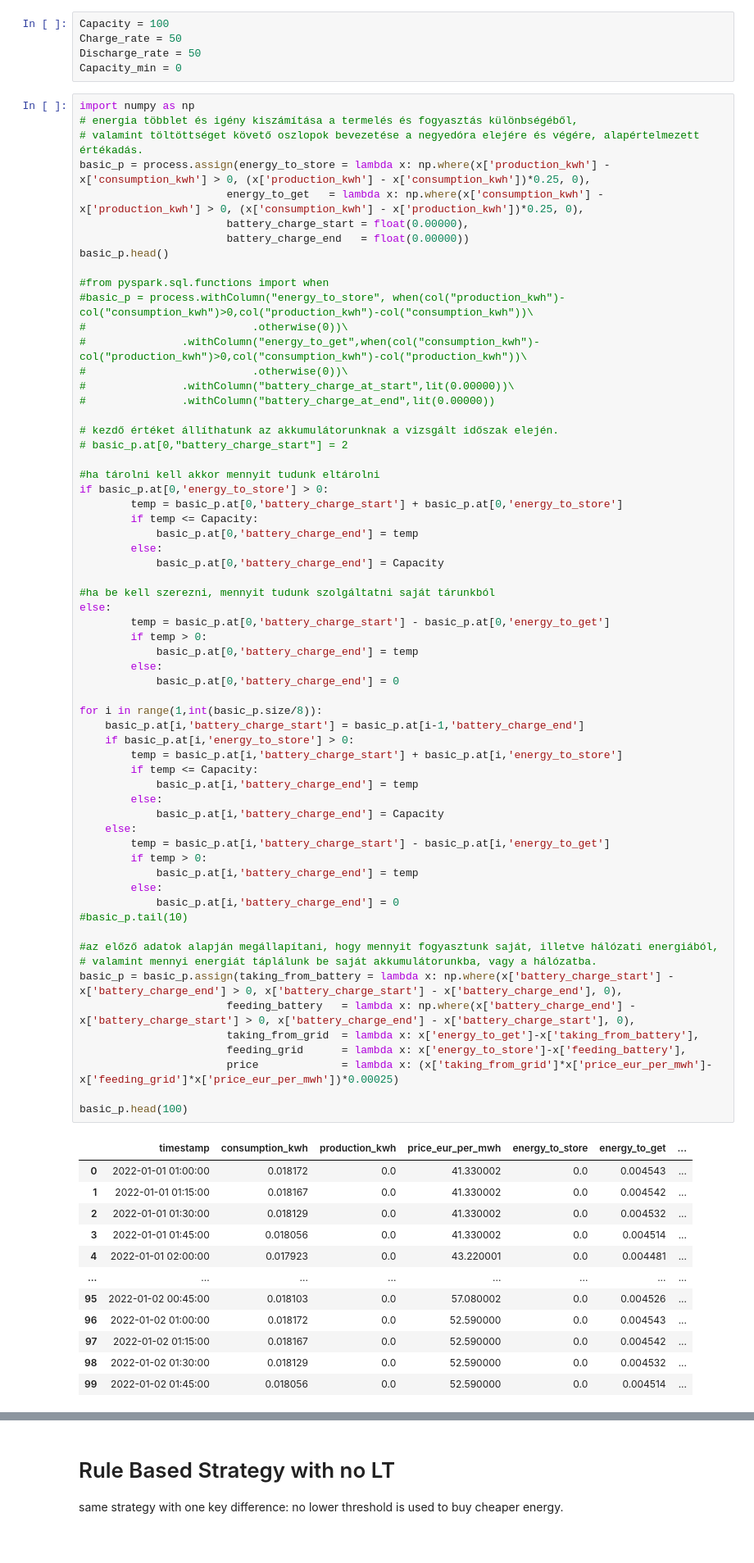
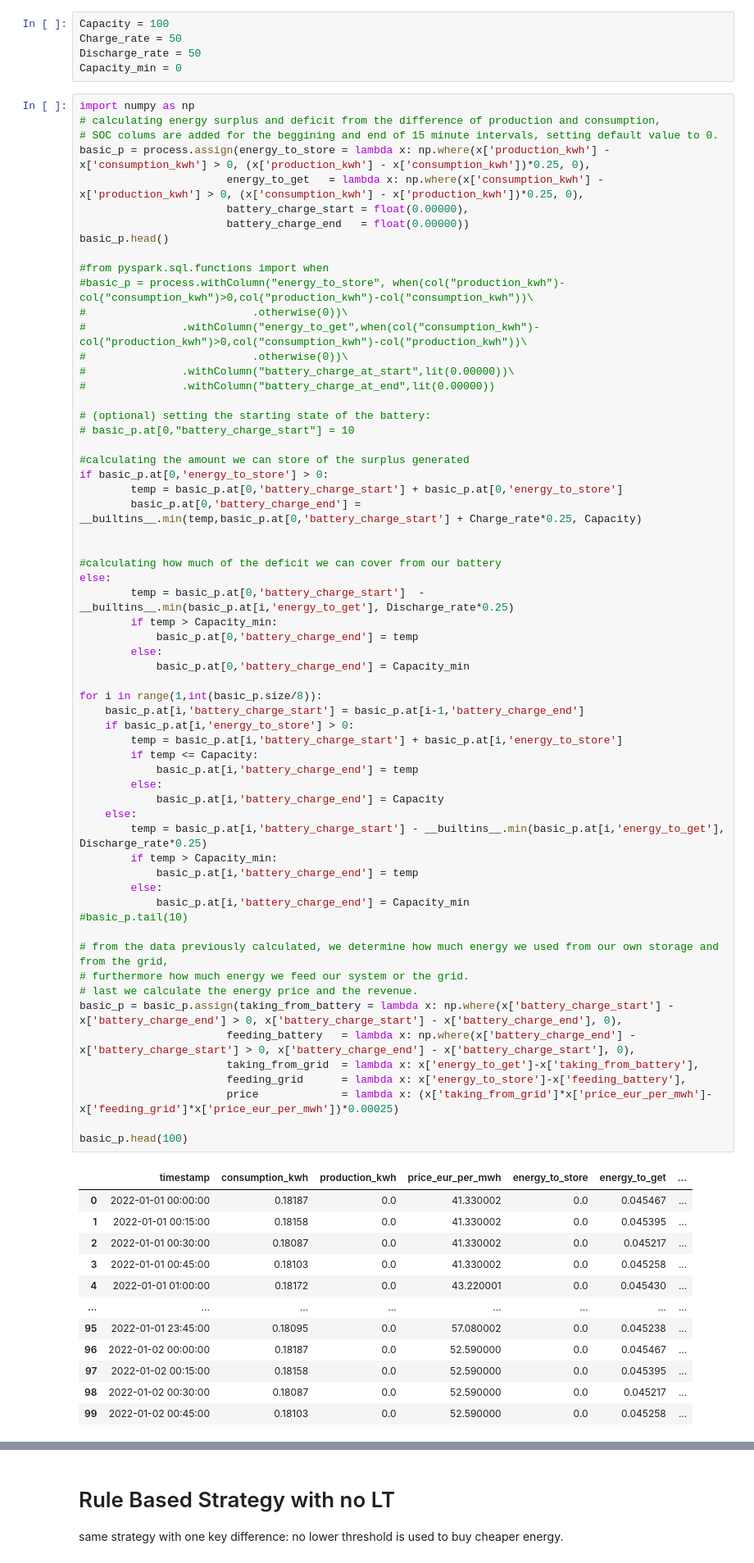
Before and after one commit to TolnaiGergo/EnergyCommunity, a Jupyter notebook: test.ipynb, the cells around one changed output, grey strips where cells are left out. Shown at 82% size. Saved outputs shown, nothing was run; the diff lists cells and outputs as text.

```diff
--- a/test.ipynb
+++ b/test.ipynb
@@ -336,8 +352,8 @@ Discharge_rate = 50
 Capacity_min = 0
 # %%
 import numpy as np
-# energia többlet és igény kiszámítása a termelés és fogyasztás különbségéből,
-# valamint töltöttséget követő oszlopok bevezetése a negyedóra elejére és végére, alapértelmezett értékadás.
+# calculating energy surplus and deficit from the difference of production and consumption,
+# SOC colums are added for the beggining and end of 15 minute intervals, setting default value to 0.
 basic_p = process.assign(energy_to_store = lambda x: np.where(x['production_kwh'] - x['consumption_kwh'] > 0, (x['production_kwh'] - x['consumption_kwh'])*0.25, 0),
                        energy_to_get   = lambda x: np.where(x['consumption_kwh'] - x['production_kwh'] > 0, (x['consumption_kwh'] - x['production_kwh'])*0.25, 0),
                        battery_charge_start = float(0.00000),
@@ -352,63 +368,62 @@ basic_p.head()
 #               .withColumn("battery_charge_at_start",lit(0.00000))\
 #               .withColumn("battery_charge_at_end",lit(0.00000))
 
-# kezdő értéket állíthatunk az akkumulátorunknak a vizsgált időszak elején.
-# basic_p.at[0,"battery_charge_start"] = 2
+# (optional) setting the starting state of the battery:
+# basic_p.at[0,"battery_charge_start"] = 10
 
-#ha tárolni kell akkor mennyit tudunk eltárolni
+#calculating the amount we can store of the surplus generated
 if basic_p.at[0,'energy_to_store'] > 0:
         temp = basic_p.at[0,'battery_charge_start'] + basic_p.at[0,'energy_to_store']
-        if temp <= Capacity:
+        basic_p.at[0,'battery_charge_end'] = __builtins__.min(temp,basic_p.at[0,'battery_charge_start'] + Charge_rate*0.25, Capacity)
+
+
+#calculating how much of the deficit we can cover from our battery
+else:
+        temp = basic_p.at[0,'battery_charge_start']  - __builtins__.min(basic_p.at[i,'energy_to_get'], Discharge_rate*0.25)
+        if temp > Capacity_min:
             basic_p.at[0,'battery_charge_end'] = temp
         else:
-            basic_p.at[0,'battery_charge_end'] = Capacity
-
-#ha be kell szerezni, mennyit tudunk szolgáltatni saját tárunkból
-else:
-        temp = basic_p.at[0,'battery_charge_start'] - basic_p.at[0,'energy_to_get']
-        if temp > 0:
-            basic_p.at[0,'battery_charge_end'] = temp
-        else:
-            basic_p.at[0,'battery_charge_end'] = 0
+            basic_p.at[0,'battery_charge_end'] = Capacity_min
 
 for i in range(1,int(basic_p.size/8)):
     basic_p.at[i,'battery_charge_start'] = basic_p.at[i-1,'battery_charge_end']
     if basic_p.at[i,'energy_to_store'] > 0:
         temp = basic_p.at[i,'battery_charge_start'] + basic_p.at[i,'energy_to_store']
         if temp <= Capacity:
             basic_p.at[i,'battery_charge_end'] = temp
         else:
             basic_p.at[i,'battery_charge_end'] = Capacity
     else:
-        temp = basic_p.at[i,'battery_charge_start'] - basic_p.at[i,'energy_to_get']
-        if temp > 0:
+        temp = basic_p.at[i,'battery_charge_start'] - __builtins__.min(basic_p.at[i,'energy_to_get'], Discharge_rate*0.25)
+        if temp > Capacity_min:
             basic_p.at[i,'battery_charge_end'] = temp
         else:
-            basic_p.at[i,'battery_charge_end'] = 0
+            basic_p.at[i,'battery_charge_end'] = Capacity_min
 #basic_p.tail(10)
 
-#az előző adatok alapján megállapítani, hogy mennyit fogyasztunk saját, illetve hálózati energiából,
-# valamint mennyi energiát táplálunk be saját akkumulátorunkba, vagy a hálózatba.
+# from the data previously calculated, we determine how much energy we used from our own storage and from the grid,
+# furthermore how much energy we feed our system or the grid.
+# last we calculate the energy price and the revenue.
 basic_p = basic_p.assign(taking_from_battery = lambda x: np.where(x['battery_charge_start'] - x['battery_charge_end'] > 0, x['battery_charge_start'] - x['battery_charge_end'], 0),
                        feeding_battery   = lambda x: np.where(x['battery_charge_end'] - x['battery_charge_start'] > 0, x['battery_charge_end'] - x['battery_charge_start'], 0),
                        taking_from_grid  = lambda x: x['energy_to_get']-x['taking_from_battery'],
                        feeding_grid      = lambda x: x['energy_to_store']-x['feeding_battery'],
                        price             = lambda x: (x['taking_from_grid']*x['price_eur_per_mwh']-x['feeding_grid']*x['price_eur_per_mwh'])*0.00025)
 
 basic_p.head(100)
 # %% [output]
 |  | timestamp | consumption_kwh | production_kwh | price_eur_per_mwh | energy_to_store | energy_to_get | ... |
-| 0 | 2022-01-01 01:00:00 | 0.018172 | 0.0 | 41.330002 | 0.0 | 0.004543 | ... |
-| 1 | 2022-01-01 01:15:00 | 0.018167 | 0.0 | 41.330002 | 0.0 | 0.004542 | ... |
-| 2 | 2022-01-01 01:30:00 | 0.018129 | 0.0 | 41.330002 | 0.0 | 0.004532 | ... |
-| 3 | 2022-01-01 01:45:00 | 0.018056 | 0.0 | 41.330002 | 0.0 | 0.004514 | ... |
-| 4 | 2022-01-01 02:00:00 | 0.017923 | 0.0 | 43.220001 | 0.0 | 0.004481 | ... |
+| 0 | 2022-01-01 00:00:00 | 0.18187 | 0.0 | 41.330002 | 0.0 | 0.045467 | ... |
+| 1 | 2022-01-01 00:15:00 | 0.18158 | 0.0 | 41.330002 | 0.0 | 0.045395 | ... |
+| 2 | 2022-01-01 00:30:00 | 0.18087 | 0.0 | 41.330002 | 0.0 | 0.045217 | ... |
+| 3 | 2022-01-01 00:45:00 | 0.18103 | 0.0 | 41.330002 | 0.0 | 0.045258 | ... |
+| 4 | 2022-01-01 01:00:00 | 0.18172 | 0.0 | 43.220001 | 0.0 | 0.045430 | ... |
 | ... | ... | ... | ... | ... | ... | ... | ... |
-| 95 | 2022-01-02 00:45:00 | 0.018103 | 0.0 | 57.080002 | 0.0 | 0.004526 | ... |
-| 96 | 2022-01-02 01:00:00 | 0.018172 | 0.0 | 52.590000 | 0.0 | 0.004543 | ... |
-| 97 | 2022-01-02 01:15:00 | 0.018167 | 0.0 | 52.590000 | 0.0 | 0.004542 | ... |
-| 98 | 2022-01-02 01:30:00 | 0.018129 | 0.0 | 52.590000 | 0.0 | 0.004532 | ... |
-| 99 | 2022-01-02 01:45:00 | 0.018056 | 0.0 | 52.590000 | 0.0 | 0.004514 | ... |
+| 95 | 2022-01-01 23:45:00 | 0.18095 | 0.0 | 57.080002 | 0.0 | 0.045238 | ... |
+| 96 | 2022-01-02 00:00:00 | 0.18187 | 0.0 | 52.590000 | 0.0 | 0.045467 | ... |
+| 97 | 2022-01-02 00:15:00 | 0.18158 | 0.0 | 52.590000 | 0.0 | 0.045395 | ... |
+| 98 | 2022-01-02 00:30:00 | 0.18087 | 0.0 | 52.590000 | 0.0 | 0.045217 | ... |
+| 99 | 2022-01-02 00:45:00 | 0.18103 | 0.0 | 52.590000 | 0.0 | 0.045258 | ... |
 100 rows × 13 columns
 # %%
 simple_total_generation = basic_p.assign(generation = lambda x: x['production_kwh']*0.25)['generation'].sum()
```
Also changed, not shown: parts of 3 cells of this notebook.
